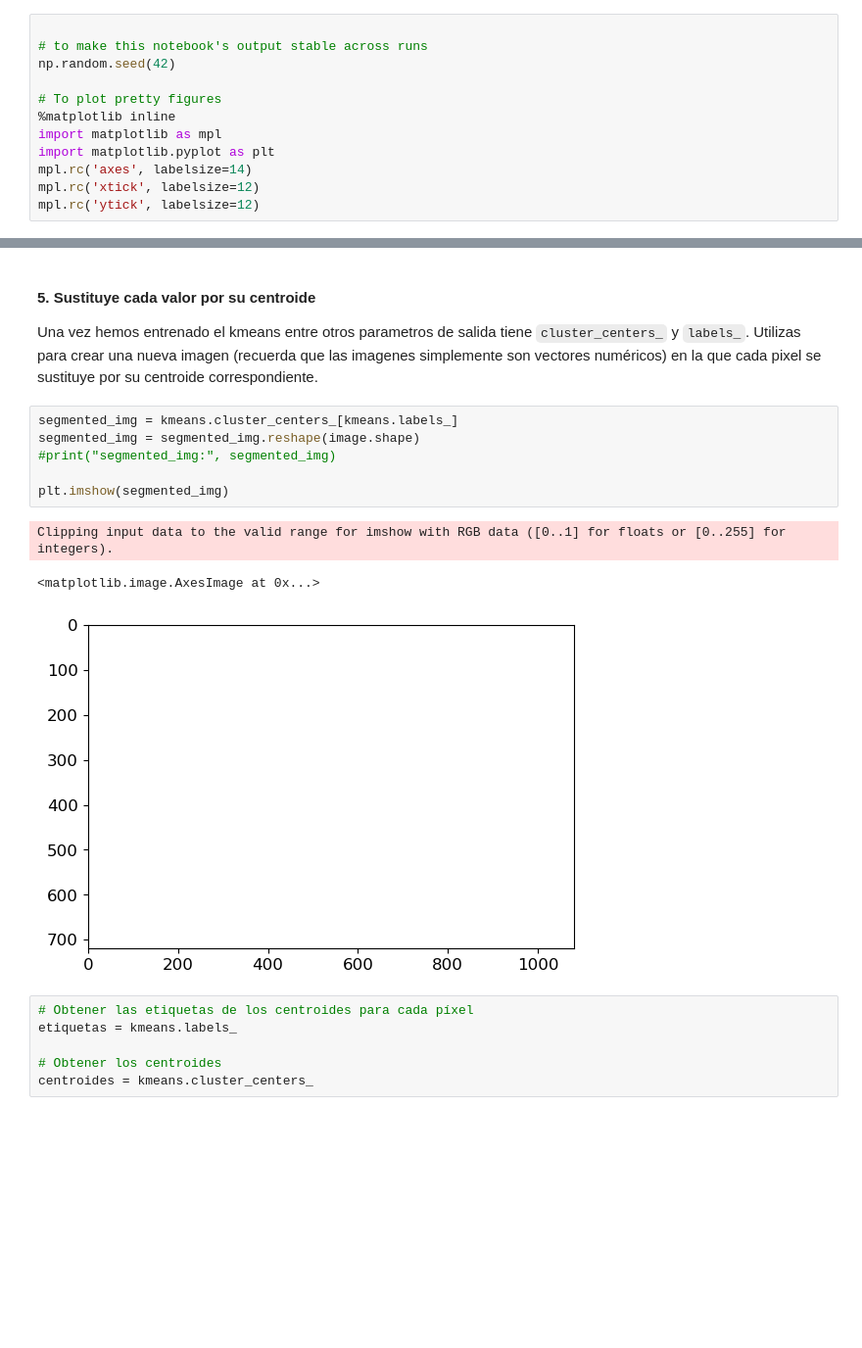
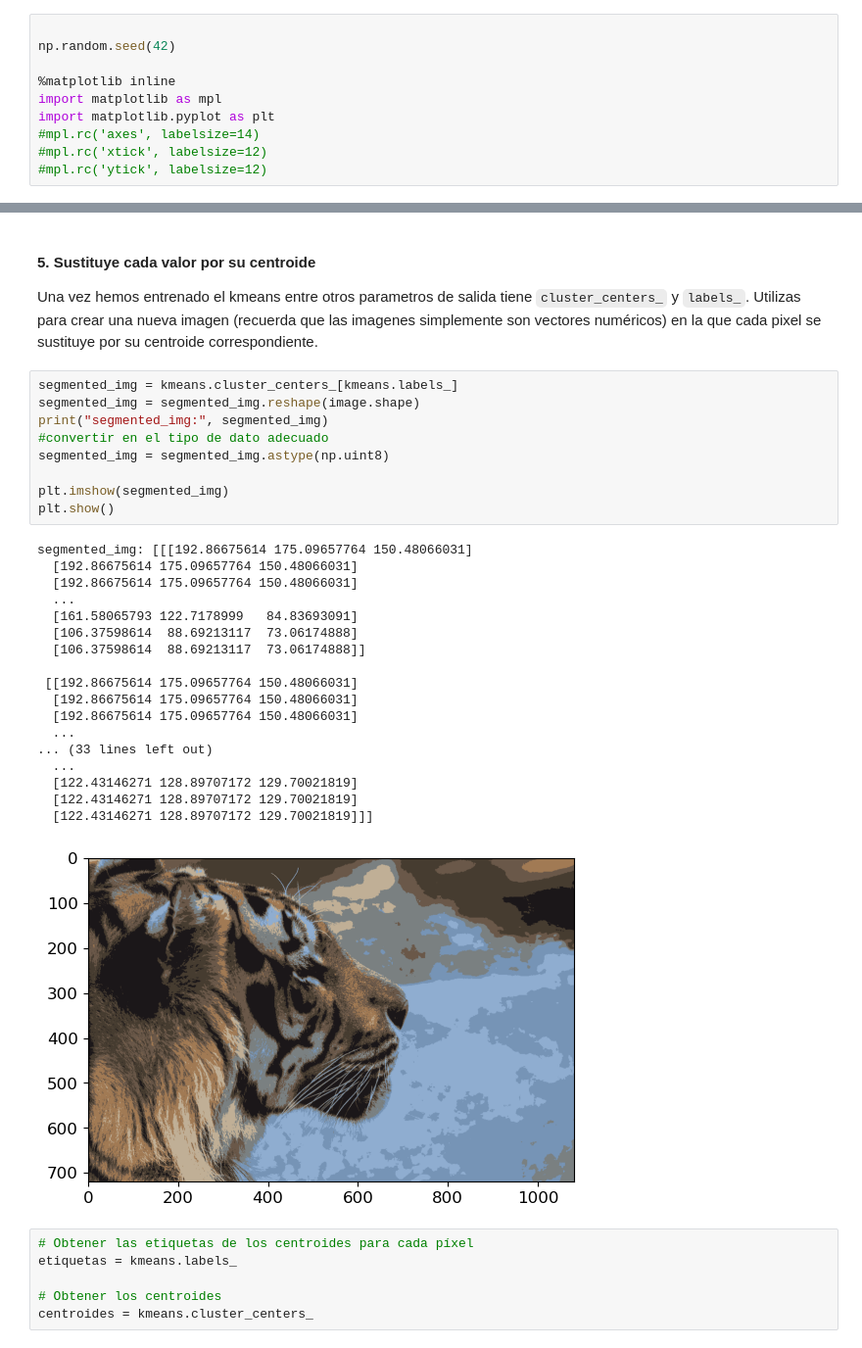
Before and after one commit to Martinaxa/Machine_Learning, a Jupyter notebook: 2-No_Supervisado/3-Clustering/Practica/EJER_1_kmeans_imagenes.ipynb, the cells around one changed output, grey strips where cells are left out. Shown at 98% size. Saved outputs shown, nothing was run; the diff lists cells and outputs as text; blank space fills up the shorter version.

```diff
--- a/2-No_Supervisado/3-Clustering/Practica/EJER_1_kmeans_imagenes.ipynb
+++ b/2-No_Supervisado/3-Clustering/Practica/EJER_1_kmeans_imagenes.ipynb
@@ -13,16 +13,14 @@ import numpy as np
 import pandas as pd
 # %%
 
-# to make this notebook's output stable across runs
 np.random.seed(42)
 
-# To plot pretty figures
 %matplotlib inline
 import matplotlib as mpl
 import matplotlib.pyplot as plt
-mpl.rc('axes', labelsize=14)
-mpl.rc('xtick', labelsize=12)
-mpl.rc('ytick', labelsize=12)
+#mpl.rc('axes', labelsize=14)
+#mpl.rc('xtick', labelsize=12)
+#mpl.rc('ytick', labelsize=12)
 # %% [markdown]
 #### 2. Lee las imagenes
 Utiliza alguna foto que tengas en tu ordenador y leela con la función `imread`
@@ -113,13 +110,31 @@ Una vez hemos entrenado el kmeans entre otros parametros de salida tiene `cluste
 # %%
 segmented_img = kmeans.cluster_centers_[kmeans.labels_]
 segmented_img = segmented_img.reshape(image.shape)
-#print("segmented_img:", segmented_img)
+print("segmented_img:", segmented_img)
+#convertir en el tipo de dato adecuado
+segmented_img = segmented_img.astype(np.uint8)
 
 plt.imshow(segmented_img)
+plt.show()
 # %% [output]
-Clipping input data to the valid range for imshow with RGB data ([0..1] for floats or [0..255] for integers).
+segmented_img: [[[192.86675614 175.09657764 150.48066031]
+  [192.86675614 175.09657764 150.48066031]
+  [192.86675614 175.09657764 150.48066031]
+  ...
+  [161.58065793 122.7178999   84.83693091]
+  [106.37598614  88.69213117  73.06174888]
+  [106.37598614  88.69213117  73.06174888]]
+
+ [[192.86675614 175.09657764 150.48066031]
+  [192.86675614 175.09657764 150.48066031]
+  [192.86675614 175.09657764 150.48066031]
+  ...
+... (33 lines left out)
+  ...
+  [122.43146271 128.89707172 129.70021819]
+  [122.43146271 128.89707172 129.70021819]
+  [122.43146271 128.89707172 129.70021819]]]
-<matplotlib.image.AxesImage at 0x...>
-[figure, old version]
+[figure, new version]
 # %%
 # Obtener las etiquetas de los centroides para cada píxel
 etiquetas = kmeans.labels_
```
Also changed, not shown: parts of 7 cells of this notebook, 1 other file.
